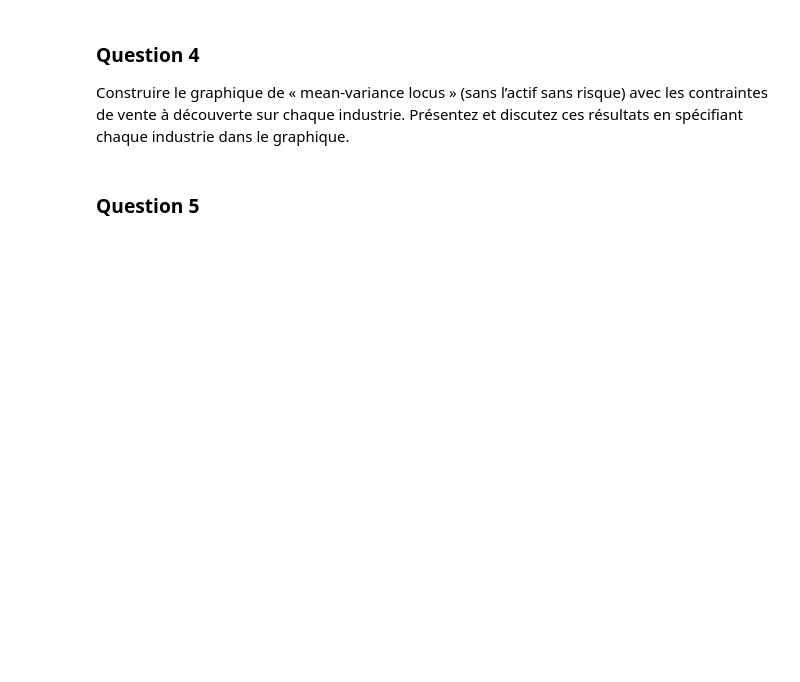
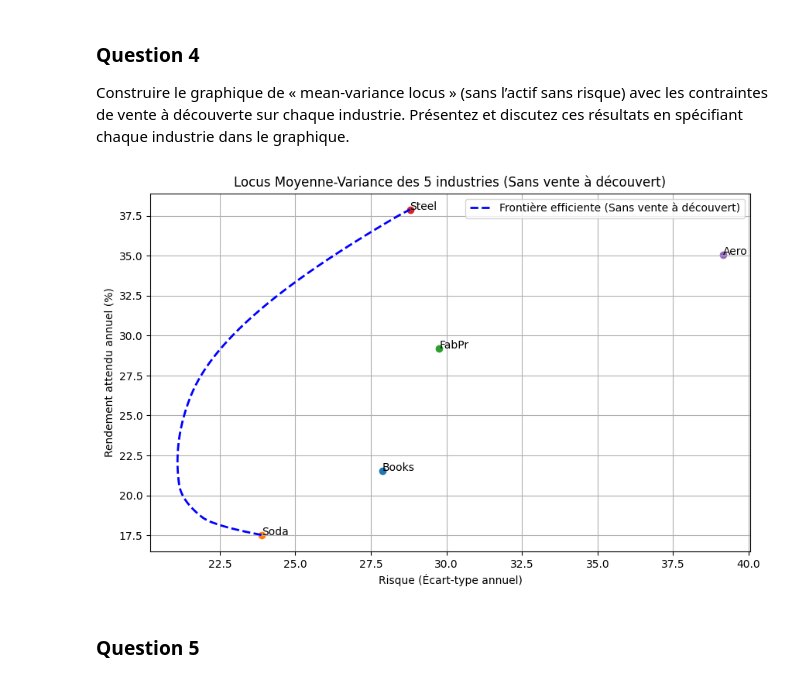
Before and after one commit to fredpell1/gestion_portefeuille_tp1, a Jupyter notebook: src/tp1.ipynb, the cells around one changed output. Cells and saved outputs as stored; diff of their text form; code cells hidden in the pictures; blank space fills up the shorter version.

```diff
--- a/src/tp1.ipynb
+++ b/src/tp1.ipynb
@@ -125,12 +154,22 @@ contraintes de vente à découverte sur chaque industrie. Présentez et discutez
 en spécifiant chaque industrie dans le graphique.
 # %%
 weights_num,variances_num,returns_num,mu_num = efficient_frontier_numerical(data_last_five_years,sigma,annualize=True,short_selling=False)
+
+fig = plt.figure(figsize=(10, 6))
 for i, industry in enumerate(industries):
     plt.scatter(asset_sigmas[i], mu[i])
     plt.text(asset_sigmas[i], mu[i], industry)
 
-plt.plot(np.sqrt(variances_num), returns_num, color='blue', linewidth=2,linestyle='--', label='Frontière efficiente (Sans Vente à découvert)')
-plt.xlabel('Risque (écart-type)')
+
+plt.plot(np.sqrt(variances_num), returns_num, color='blue', linewidth=2,linestyle='--', label='Frontière efficiente (Sans vente à découvert)')
+plt.xlabel('Risque (Écart-type annuel)')
+plt.ylabel('Rendement attendu annuel (%)')
+plt.title("Locus Moyenne-Variance des 5 industries (Sans vente à découvert)")
+plt.legend()
+plt.grid(True)
+plt.show()
+# %% [output]
+[figure, added]
 # %% [markdown]
 ### Question 5
 # %%
```
Also changed, not shown: parts of 9 cells of this notebook, 2 other files.
